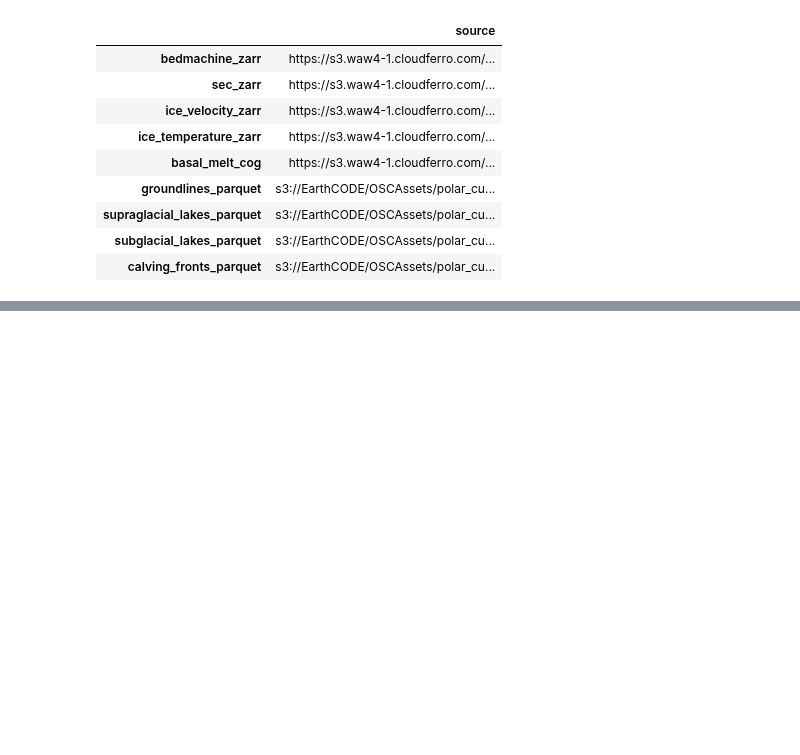
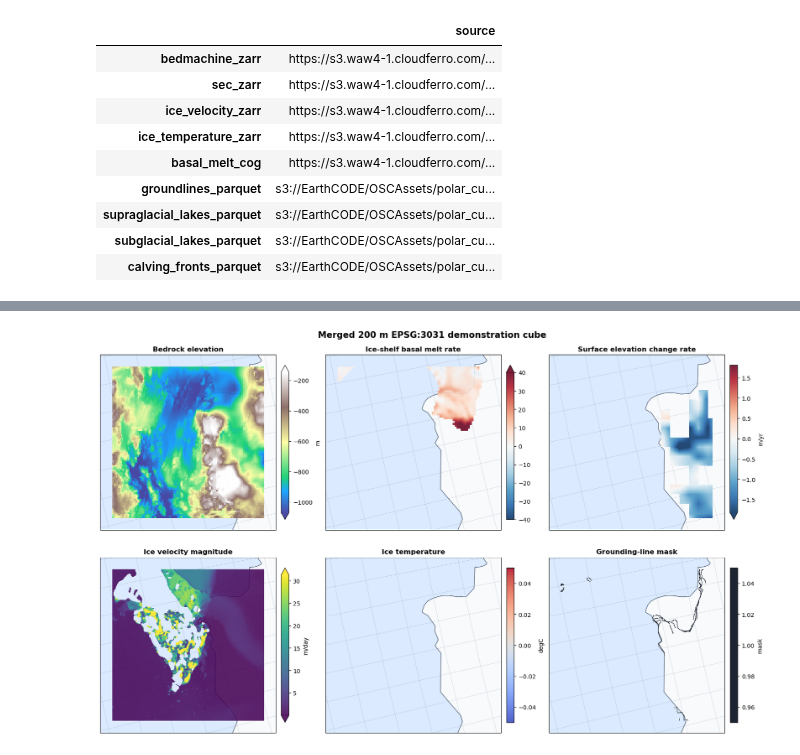
Before and after one commit to ESA-EarthCODE/polar_hackathon, a Jupyter notebook: 2_Datacube/2_build_single_cube_demo.ipynb, the cells around one changed output, grey strips where cells are left out. Drawn from its saved outputs; the diff is of its cells as text; code cells hidden in the pictures; blank space fills up the shorter version.

Commit message:
update single cube

```diff
--- a/2_Datacube/2_build_single_cube_demo.ipynb
+++ b/2_Datacube/2_build_single_cube_demo.ipynb
@@ -1048,0 +347,8 @@ plt.show()
+# %%
+basal_melt = cog_to_grid(
+    SOURCES["basal_melt_cog"],
+    name="ice_shelf_basal_melt_rate",
+    method="bilinear",
+)
+
+basal_melt
@@ -1048,0 +404,12 @@ plt.show()
+# %%
+calving_gdf = gpd.read_parquet(SOURCES["calving_fronts_parquet"], storage_options=S3_OPTIONS)
+calving_gdf["time"] = pd.to_datetime(calving_gdf["time"])
+latest_time = calving_gdf["time"].max()
+latest_calving = calving_gdf.loc[calving_gdf["time"] == latest_time]
+
+calving_clipped = clip_to_aoi(latest_calving)
+calving_mask = rasterize_mask(calving_clipped, name="calving_front_mask")
+calving_mask.attrs["selected_time"] = latest_time.isoformat()
+
+print(f"calving_front_mask: {len(calving_clipped):,} latest features intersect the AOI")
+calving_mask
@@ -1048,0 +737,71 @@ plt.show()
+# %%
+import cartopy.crs as ccrs
+import cartopy.feature as cfeature
+import matplotlib.pyplot as plt
+from matplotlib.colors import ListedColormap
+
+antarctic_crs = ccrs.SouthPolarStereo(central_longitude=0, true_scale_latitude=-71)
+
+plot_specs = {
+    "bedrock_elevation": {"title": "Bedrock elevation", "cmap": "terrain", "label": "m", "robust": True},
+    "ice_shelf_basal_melt_rate": {"title": "Ice-shelf basal melt rate", "cmap": "RdBu_r", "label": demo_cube["ice_shelf_basal_melt_rate"].attrs.get("units", ""), "robust": True},
+    "surface_elevation_change_rate": {"title": "Surface elevation change rate", "cmap": "RdBu_r", "label": demo_cube["surface_elevation_change_rate"].attrs.get("units", ""), "robust": True},
+    "ice_velocity_magnitude": {"title": "Ice velocity magnitude", "cmap": "viridis", "label": demo_cube["ice_velocity_magnitude"].attrs.get("units", ""), "robust": True},
+    "ice_temperature": {"title": "Ice temperature", "cmap": "coolwarm", "label": "degC", "robust": True},
+    "grounding_line_mask": {"title": "Grounding-line mask", "cmap": ListedColormap(["#111827"]), "label": "mask", "robust": False},
+}
+
+plot_vars = list(plot_specs)
+left_plot = float(demo_cube.x.min())
+right_plot = float(demo_cube.x.max())
+bottom_plot = float(demo_cube.y.min())
+top_plot = float(demo_cube.y.max())
+pad_x = (right_plot - left_plot) * 0.08
+pad_y = (top_plot - bottom_plot) * 0.08
+
+fig, axes = plt.subplots(
+    2,
+    3,
+    figsize=(16, 10),
+    subplot_kw={"projection": antarctic_crs},
+    constrained_layout=True,
+)
+
+for ax, name in zip(axes.ravel(), plot_vars):
+    spec = plot_specs[name]
+    da = demo_cube[name]
+
+    if name == "ice_temperature":
+        da = da - 273.15
+        da.attrs["units"] = "degC"
+
+    if name.endswith("_mask"):
+        da = da.where(da > 0)
+
+    ax.set_xlim(left_plot - pad_x, right_plot + pad_x)
+    ax.set_ylim(bottom_plot - pad_y, top_plot + pad_y)
+    ax.add_feature(cfeature.OCEAN, facecolor="#dbeafe", zorder=0)
+    ax.add_feature(cfeature.LAND, facecolor="#f8fafc", edgecolor="#94a3b8", zorder=1)
+    ax.add_feature(cfeature.COASTLINE, linewidth=0.7, color="#475569", zorder=2)
+    ax.gridlines(draw_labels=False, linewidth=0.35, color="#64748b", alpha=0.45, zorder=3)
+
+    da.plot(
+        ax=ax,
+        transform=antarctic_crs,
+        cmap=spec["cmap"],
+        robust=spec["robust"],
+        add_colorbar=True,
+        cbar_kwargs={"label": spec["label"], "shrink": 0.78, "pad": 0.03},
+        alpha=0.88 if not name.endswith("_mask") else 0.95,
+        zorder=4,
+    )
+
+    ax.set_title(spec["title"], fontsize=12, weight="semibold")
+    ax.set_xlabel("")
+    ax.set_ylabel("")
+    ax.set_aspect("equal")
+
+fig.suptitle("Merged 200 m EPSG:3031 demonstration cube", fontsize=15, weight="bold")
+plt.show()
+# %% [output]
+[figure, added]
```
Also changed, not shown: parts of 64 cells of this notebook.
